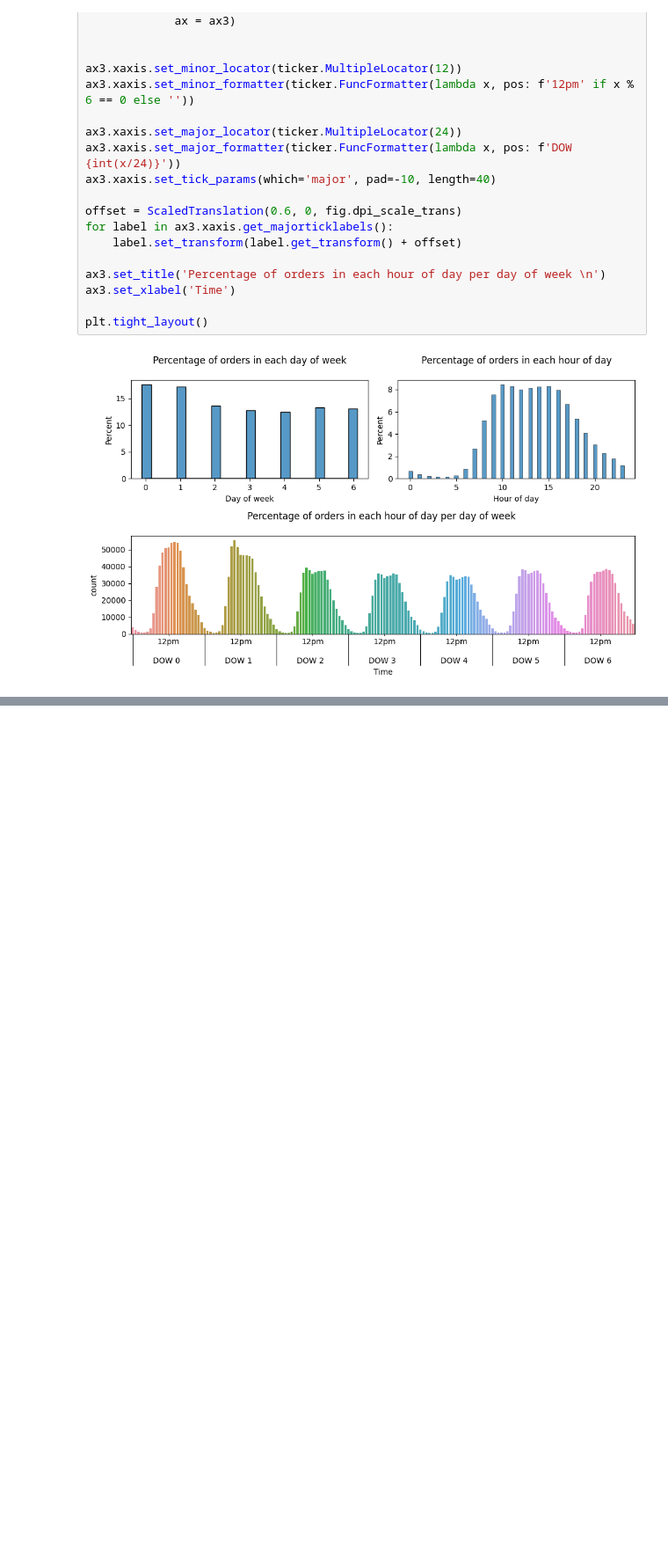
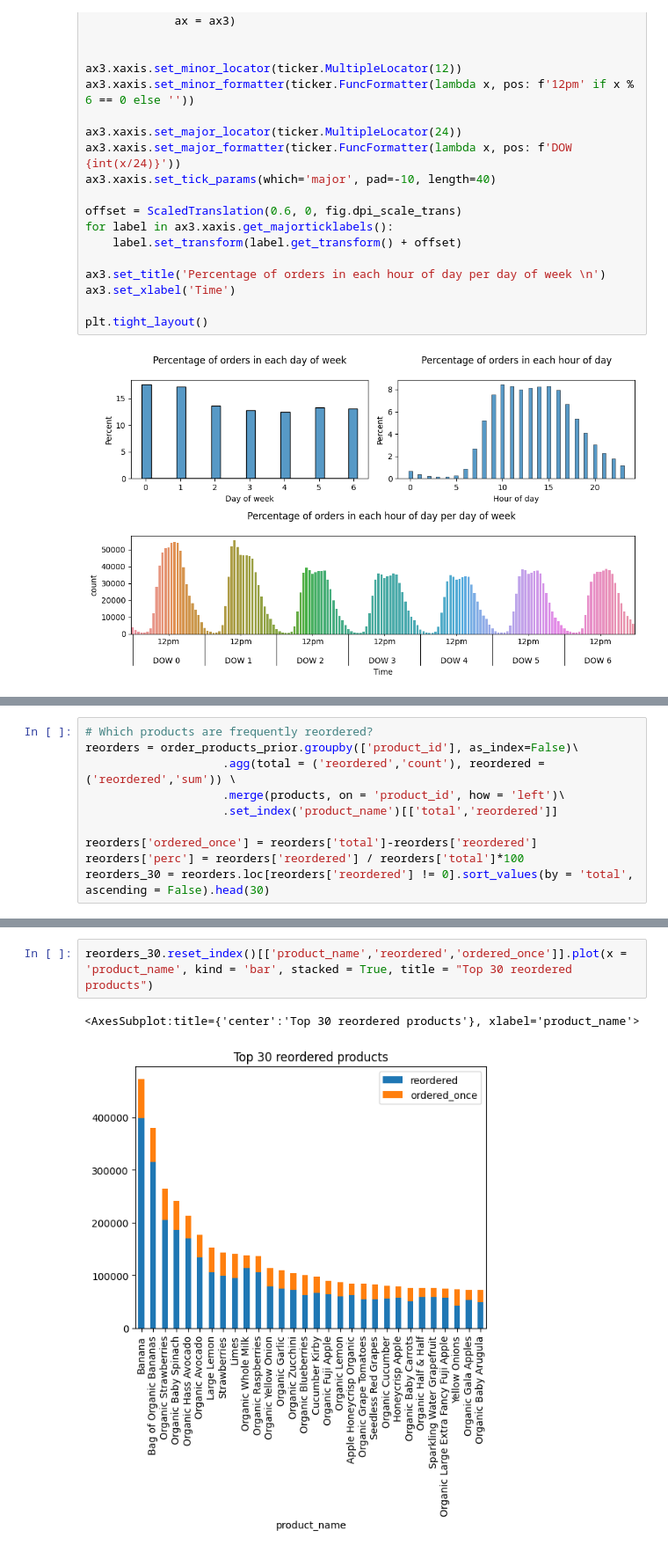
Before and after one commit to kwonowk/market-basket-analysis, a Jupyter notebook: instacart_analysis.ipynb, the cells around one changed output, grey strips where cells are left out. Shown at 88% size. Saved outputs shown, nothing was run; the diff lists cells and outputs as text; blank space fills up the shorter version.

```diff
--- a/instacart_analysis.ipynb
+++ b/instacart_analysis.ipynb
@@ -194,0 +230,10 @@ plt.tight_layout()
+# %%
+# Which products are frequently reordered?
+reorders = order_products_prior.groupby(['product_id'], as_index=False)\
+                    .agg(total = ('reordered','count'), reordered = ('reordered','sum')) \
+                    .merge(products, on = 'product_id', how = 'left')\
+                    .set_index('product_name')[['total','reordered']]
+
+reorders['ordered_once'] = reorders['total']-reorders['reordered']
+reorders['perc'] = reorders['reordered'] / reorders['total']*100
+reorders_30 = reorders.loc[reorders['reordered'] != 0].sort_values(by = 'total', ascending = False).head(30)
@@ -194,0 +260,5 @@ plt.tight_layout()
+# %%
+reorders_30.reset_index()[['product_name','reordered','ordered_once']].plot(x = 'product_name', kind = 'bar', stacked = True, title = "Top 30 reordered products")
+# %% [output]
+<AxesSubplot:title={'center':'Top 30 reordered products'}, xlabel='product_name'>
+[figure, added]
```
Also changed, not shown: parts of 17 cells of this notebook.
